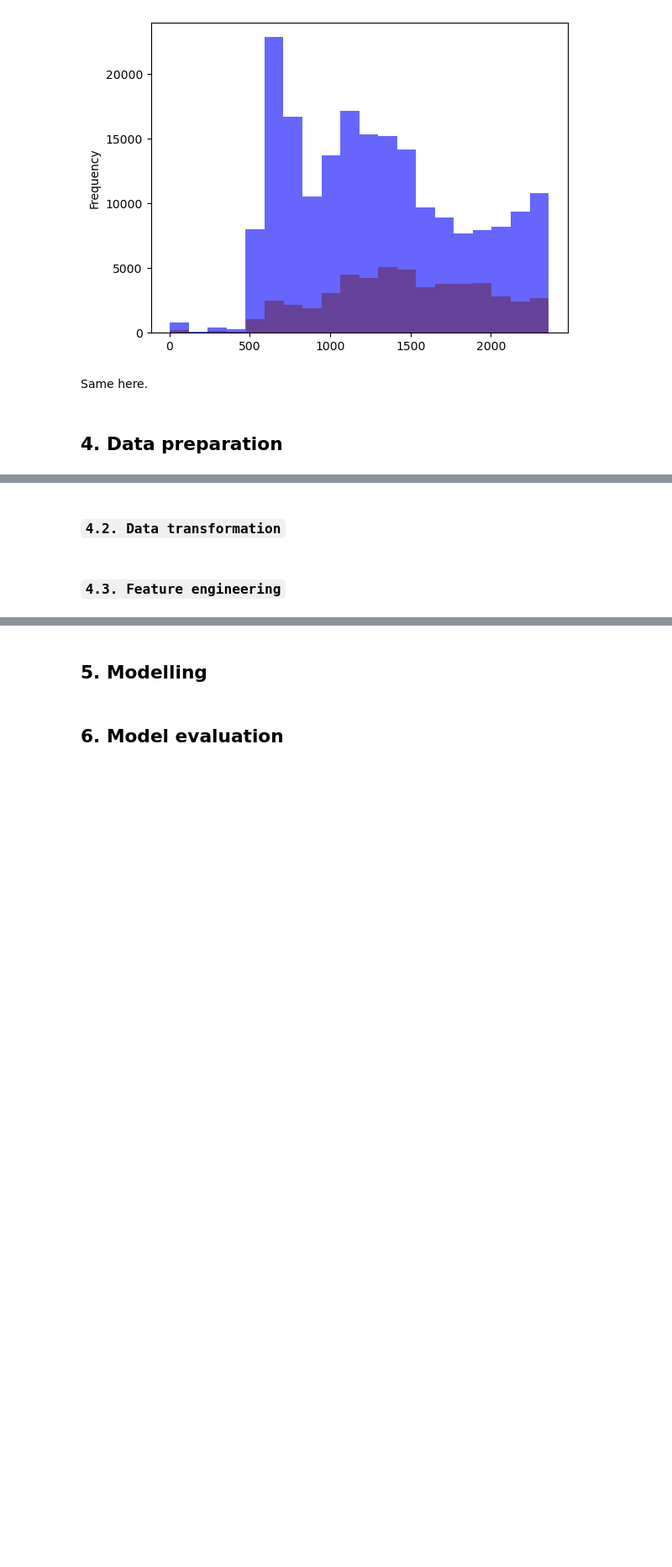
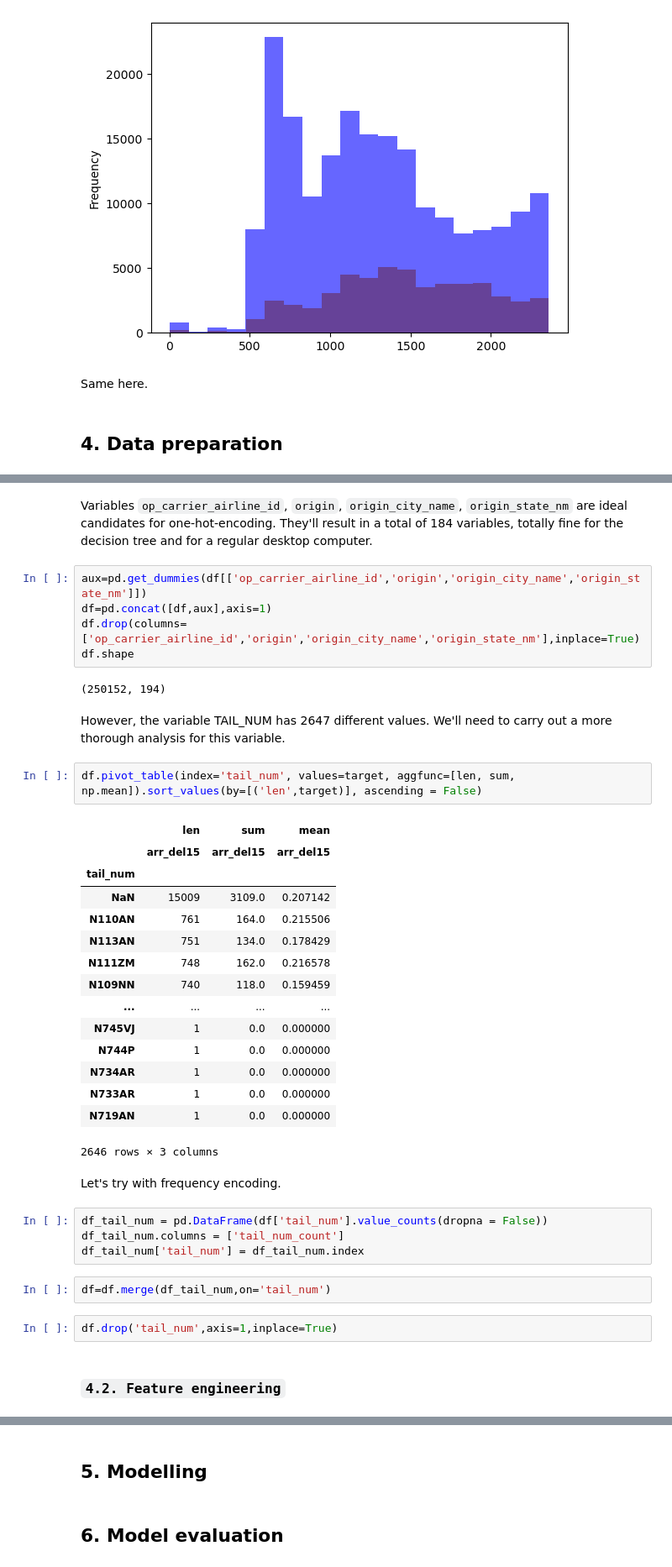
Before and after one commit to hidiegorguez/JFK-Delay-Prediction, a Jupyter notebook: jfk_delay_prediction.ipynb, the cells around one changed output, grey strips where cells are left out. Shown at 84% size. Saved outputs shown, nothing was run; the diff lists cells and outputs as text; blank space fills up the shorter version.

Commit message:
Preparing the data

```diff
--- a/jfk_delay_prediction.ipynb
+++ b/jfk_delay_prediction.ipynb
@@ -491,4 +504,41 @@ Same here.
+# %% [markdown]
+Variables ``op_carrier_airline_id``, ``origin``, ``origin_city_name``, `origin_state_nm` are ideal candidates for one-hot-encoding. They'll result in a total of 184 variables, totally fine for the decision tree and for a regular desktop computer.
+# %%
+aux=pd.get_dummies(df[['op_carrier_airline_id','origin','origin_city_name','origin_state_nm']])
+df=pd.concat([df,aux],axis=1)
+df.drop(columns=['op_carrier_airline_id','origin','origin_city_name','origin_state_nm'],inplace=True)
+df.shape
+# %% [output]
+(250152, 194)
+# %% [markdown]
+However, the variable TAIL_NUM has 2647 different values. We'll need to carry out a more thorough analysis for this variable.
+# %%
+df.pivot_table(index='tail_num', values=target, aggfunc=[len, sum, np.mean]).sort_values(by=[('len',target)], ascending = False)
+# %% [output]
+|  | len | sum | mean |
+|  | arr_del15 | arr_del15 | arr_del15 |
+| tail_num |  |  |  |
+| NaN | 15009 | 3109.0 | 0.207142 |
+| N110AN | 761 | 164.0 | 0.215506 |
+| N113AN | 751 | 134.0 | 0.178429 |
+| N111ZM | 748 | 162.0 | 0.216578 |
+| N109NN | 740 | 118.0 | 0.159459 |
+| ... | ... | ... | ... |
+| N745VJ | 1 | 0.0 | 0.000000 |
+| N744P | 1 | 0.0 | 0.000000 |
+| N734AR | 1 | 0.0 | 0.000000 |
+| N733AR | 1 | 0.0 | 0.000000 |
+| N719AN | 1 | 0.0 | 0.000000 |
+2646 rows × 3 columns
+# %% [markdown]
+Let's try with frequency encoding.
+# %%
+df_tail_num = pd.DataFrame(df['tail_num'].value_counts(dropna = False))
+df_tail_num.columns = ['tail_num_count']
+df_tail_num['tail_num'] = df_tail_num.index
+# %%
+df=df.merge(df_tail_num,on='tail_num')
+# %%
+df.drop('tail_num',axis=1,inplace=True)
 # %% [markdown]
-### `4.2. Data transformation`
+### `4.2. Feature engineering`
-# %% [markdown]
-### `4.3. Feature engineering`
```
Also changed, not shown: parts of 11 cells of this notebook.
